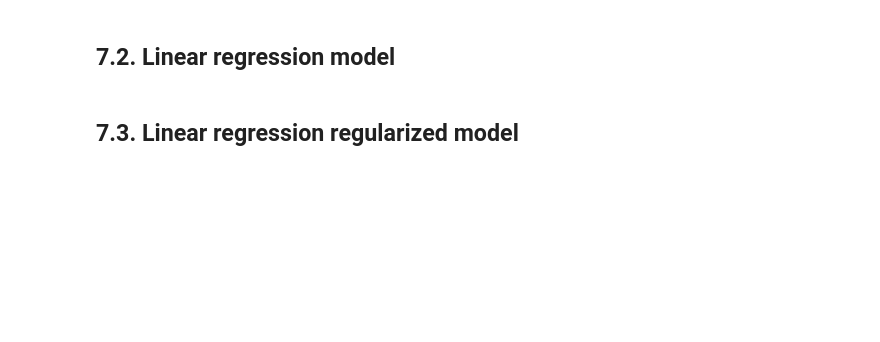
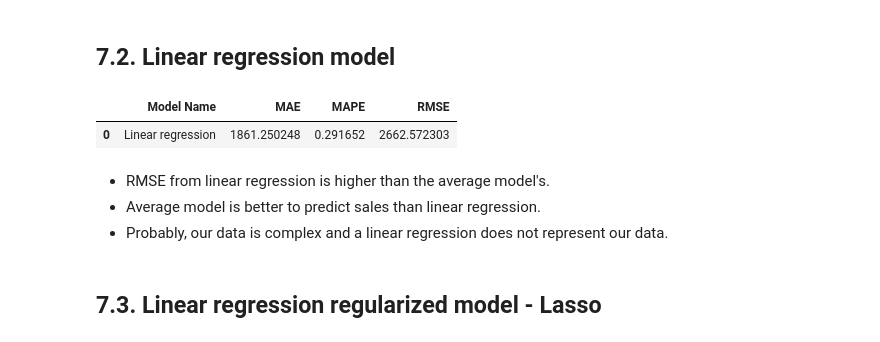
Before and after one commit to lucasquemelli/Rossman_Store_Sales, a Jupyter notebook: rossmann_store_sales.ipynb, the cells around one changed output. Drawn from its saved outputs; the diff is of its cells as text; code cells hidden in the pictures; blank space fills up the shorter version.

```diff
--- a/rossmann_store_sales.ipynb
+++ b/rossmann_store_sales.ipynb
@@ -2023,4 +2020,21 @@ baseline_result
 # %% [markdown]
 ## 7.2. Linear regression model
+# %%
+# model
+lr = LinearRegression().fit(x_train, y_train)
+
+# prediction
+yhat_lr = lr.predict(x_test)
+
+# performance
+lr_result = ml_error("Linear regression", np.expm1(y_test), np.expm1(yhat_lr))
+lr_result
+# %% [output]
+|  | Model Name | MAE | MAPE | RMSE |
+| 0 | Linear regression | 1861.250248 | 0.291652 | 2662.572303 |
+# %% [markdown]
+- RMSE from linear regression is higher than the average model's.
+- Average model is better to predict sales than linear regression.
+- Probably, our data is complex and a linear regression does not represent our data.
 # %% [markdown]
-## 7.3. Linear regression regularized model
+## 7.3. Linear regression regularized model - Lasso
```
Also changed, not shown: parts of 6 cells of this notebook.
